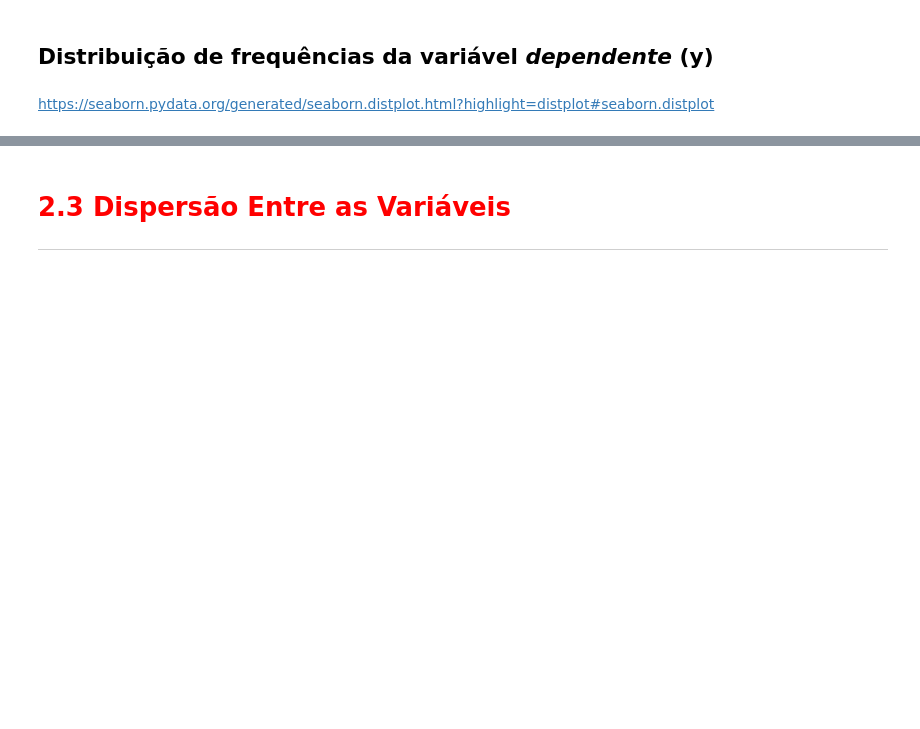
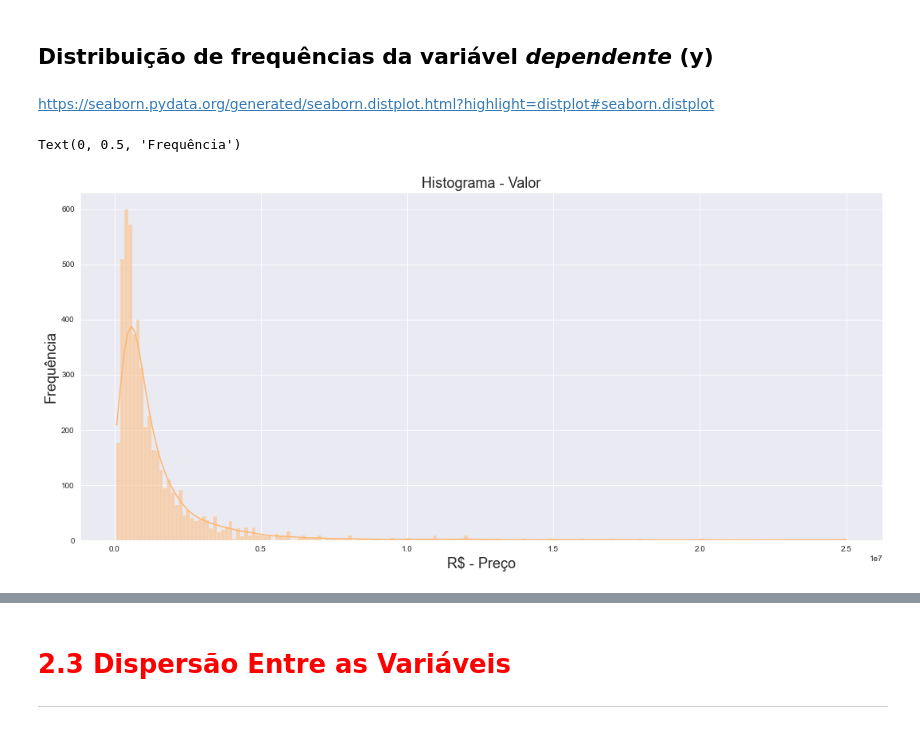
Before and after one commit to ciqueti/reg-linear, a Jupyter notebook: reg-linear-II/Projeto/Regressão Linear.ipynb, the cells around one changed output, grey strips where cells are left out. Saved outputs shown, nothing was run; the diff lists cells and outputs as text; code cells hidden in the pictures; blank space fills up the shorter version.

```diff
--- a/reg-linear-II/Projeto/Regressão Linear.ipynb
+++ b/reg-linear-II/Projeto/Regressão Linear.ipynb
@@ -118,3 +117,12 @@ ax
+# %%
+ax = sns.histplot(data=dados, x='Valor', kde=True)
+ax.figure.set_size_inches(18,8)
+ax.set_xlabel('R$ - Preço', fontsize=18)
+ax.set_title('Histograma - Valor', fontsize=18)
+ax.set_ylabel('Frequência', fontsize=18)
+# %% [output]
+Text(0, 0.5, 'Frequência')
+[figure, added]
 # %% [markdown]
 <img width='800px' src='../Dados/img/Box-Plot II.png'>
 # %% [markdown]
```
Also changed, not shown: parts of 49 cells of this notebook.
